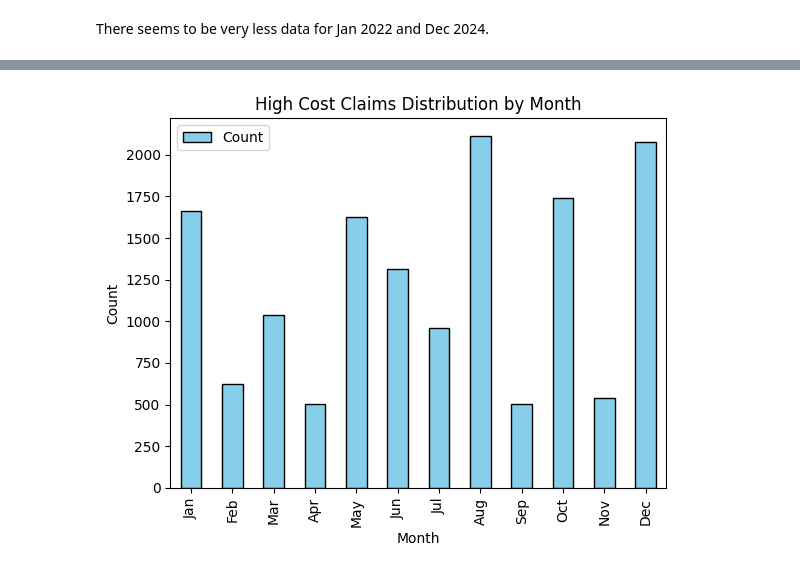
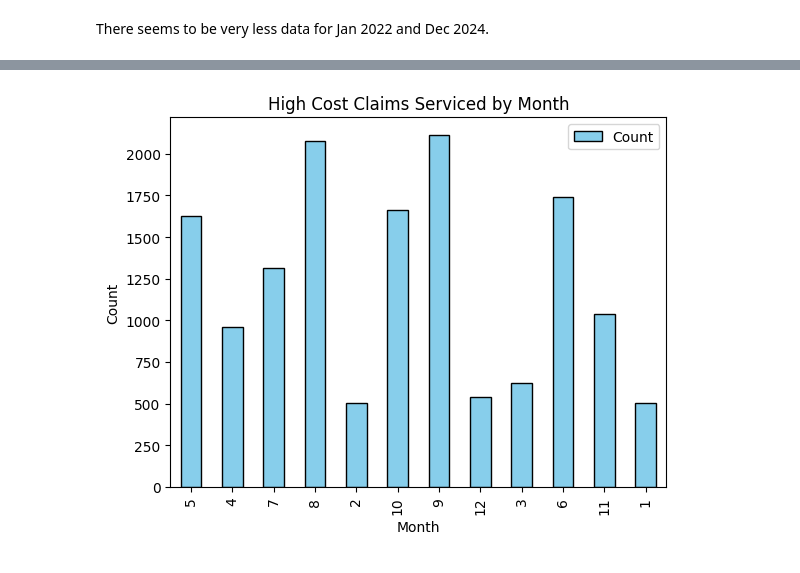
Before and after one commit to Joe-TheBro/DSU-Data-Competition-Spring2025, a Jupyter notebook: eda.ipynb, the cells around one changed output, grey strips where cells are left out. Drawn from its saved outputs; the diff is of its cells as text; code cells hidden in the pictures.

Commit message:
Added weekday count & fixed index in the plot

```diff
--- a/eda.ipynb
+++ b/eda.ipynb
@@ -167,11 +178,10 @@ month_counts = month_counts.group_by("Month").agg(pl.len().alias("Count"))
 # %%
 month_counts_pd = month_counts.to_pandas()
 
 month_counts_pd.plot(kind="bar", x="Month", y="Count", color='skyblue', edgecolor='black')
-plt.title("High Cost Claims Distribution by Month")
+plt.title("High Cost Claims Serviced by Month")
 plt.xlabel("Month")
 plt.ylabel("Count")
-plt.xticks(ticks=range(12), labels=["Jan", "Feb", "Mar", "Apr", "May", "Jun", "Jul", "Aug", "Sep", "Oct", "Nov", "Dec"])
 plt.show()
 # %% [output]
-[figure, old version]
+[figure, new version]
```
Also changed, not shown: parts of 10 cells of this notebook.
